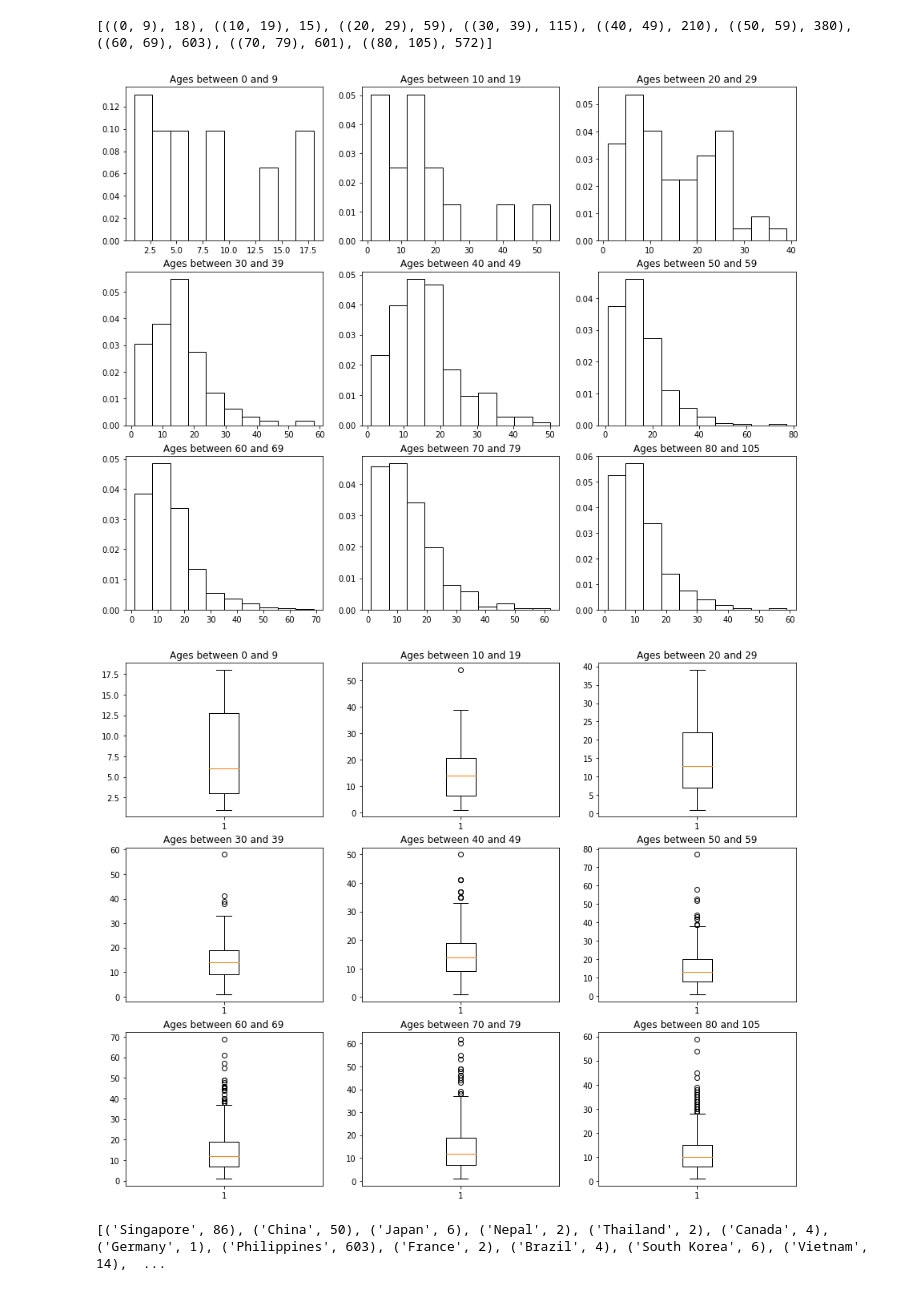
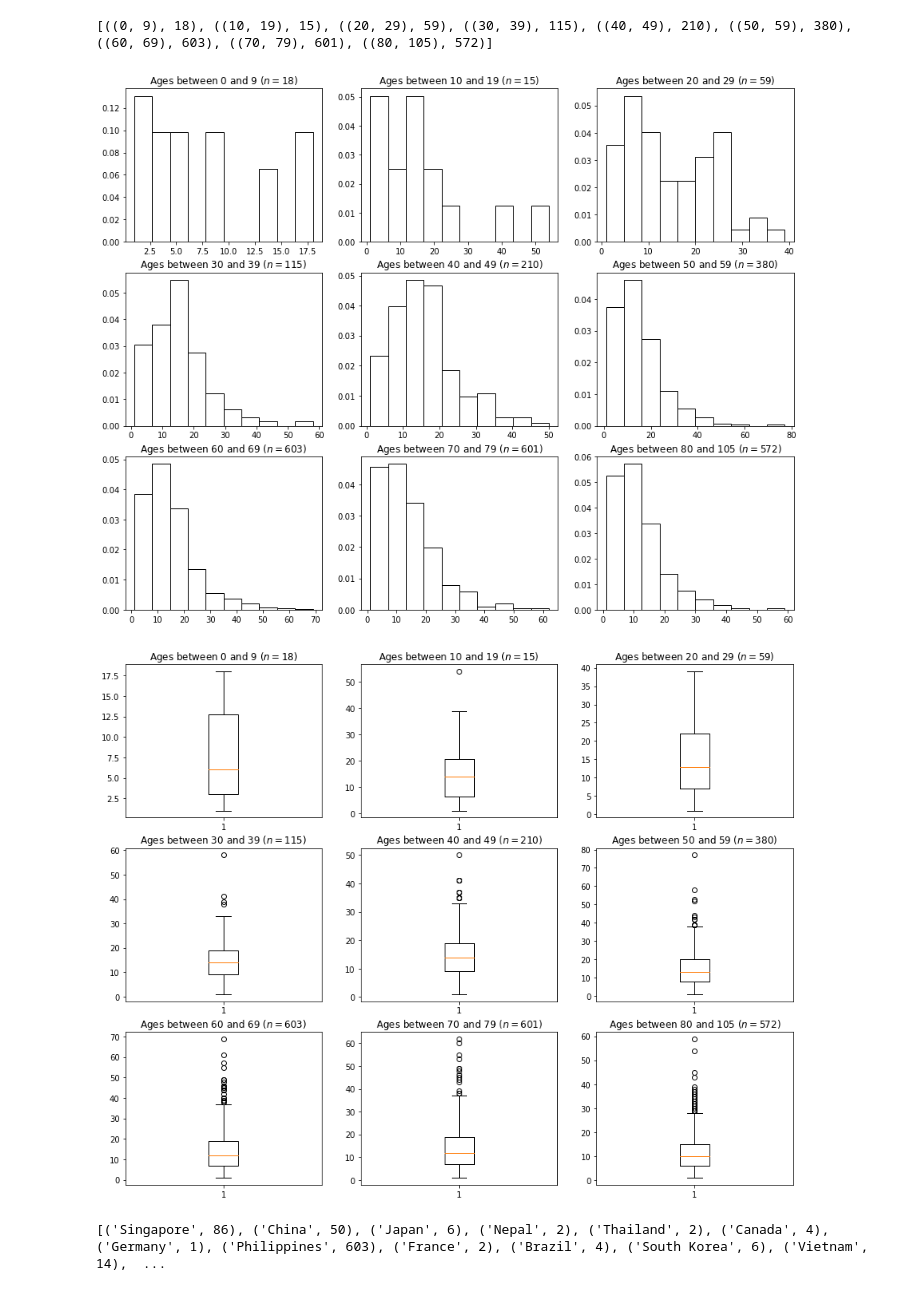
Before and after one commit to juanscr/covid-abms, a Jupyter notebook: misc/data-mining.ipynb, the cells around one changed output. Saved outputs shown, nothing was run; the diff lists cells and outputs as text; code cells hidden in the pictures.

```diff
--- a/misc/data-mining.ipynb
+++ b/misc/data-mining.ipynb
@@ -219,23 +219,25 @@ data_per_age_1 = list(sorted(map(lambda x: (x, data_per_age[x]), data_per_age),
 # %%
 _, axs = plt.subplots(3, int(len(data_per_age) / 3), figsize=(15, 12))
 index = [0, 0]
 for elem in data_per_age_1:
     axs[index[0], index[1]].hist(elem[1], ec='black', color='white', density=True)
-    axs[index[0], index[1]].title.set_text("Ages between " + str(elem[0][0]) + " and " + str(elem[0][1]))
+    axs[index[0], index[1]].title.set_text("Ages between " + str(elem[0][0]) + " and " + str(elem[0][1])
+                                           + " ($n=$" + str(len(elem[1])) + ")")
     index[1] = (index[1] + 1) % 3
     if index[1] == 0:
         index[0] += 1
         index[1] = 0
 plt.savefig("hists-per-age.pdf", bbox_inches='tight')
 plt.show()
 # %% [output]
-[figure, old version]
+[figure, new version]
 # %%
 _, axs = plt.subplots(3, int(len(data_per_age) / 3), figsize=(15, 12))
 index = [0, 0]
 for elem in data_per_age_1:
     axs[index[0], index[1]].boxplot(elem[1])
-    axs[index[0], index[1]].title.set_text("Ages between " + str(elem[0][0]) + " and " + str(elem[0][1]))
+    axs[index[0], index[1]].title.set_text("Ages between " + str(elem[0][0]) + " and " + str(elem[0][1])
+                                          + " ($n=$" + str(len(elem[1])) + ")")
     index[1] = (index[1] + 1) % 3
     if index[1] == 0:
         index[0] += 1
@@ -243,7 +245,7 @@ for elem in data_per_age_1:
 plt.savefig("boxplots-per-age.pdf", bbox_inches='tight')
 plt.show()
 # %% [output]
-[figure, old version]
+[figure, new version]
 # %%
 # Construct data set per country
 country_sample = remove_nans('country', 'date_onset_symptoms', 'date_death_or_discharge')
```
Also changed, not shown: parts of 2 cells of this notebook, 8 other files.
